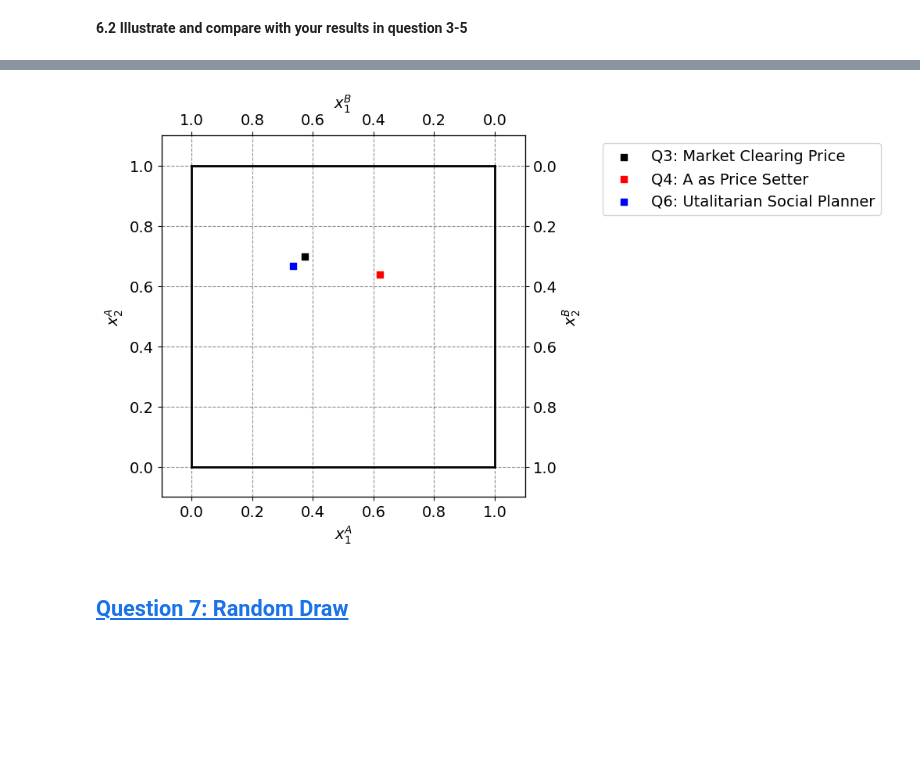
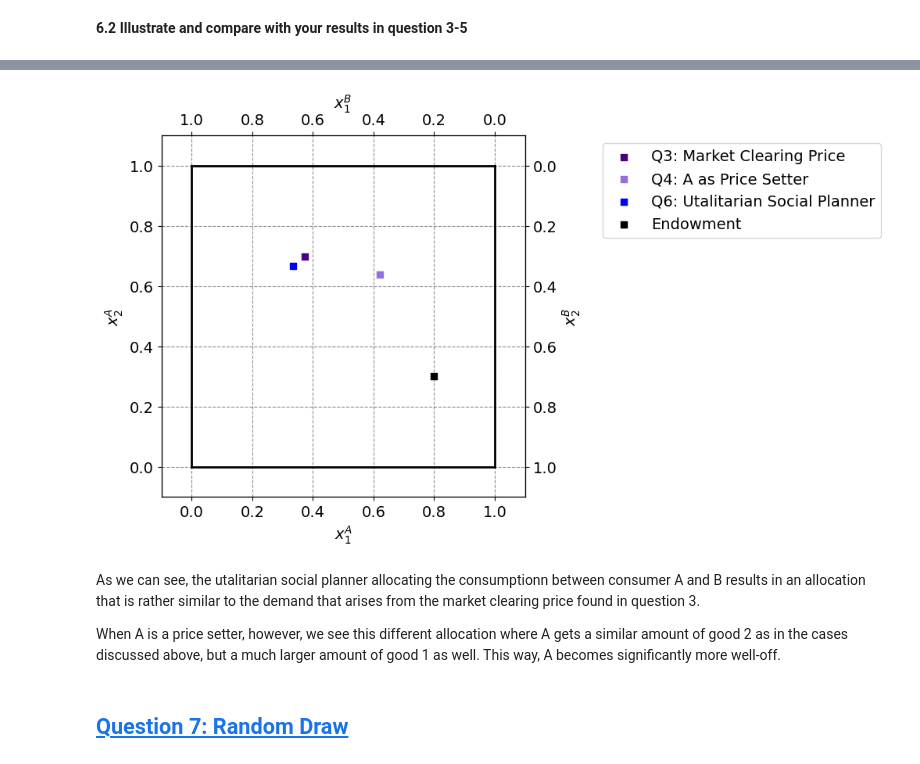
Before and after one commit to NumEconCopenhagen/Projects_2024_Emma-Anna-Oscar, a Jupyter notebook: inauguralproject/inauguralproject.ipynb, the cells around one changed output, grey strips where cells are left out. Saved outputs shown, nothing was run; the diff lists cells and outputs as text; code cells hidden in the pictures; blank space fills up the shorter version.

```diff
--- a/inauguralproject/inauguralproject.ipynb
+++ b/inauguralproject/inauguralproject.ipynb
@@ -327,5 +308,5 @@ plt.show()
 # %%
-# a. defining the bundles from questions 3-5
+# a. define the consumption bundles from question 3, 4, 5 and 6
 x1A_3, x2A_3 = model.demand_A(market_clearing_price)
 x1A_4, x2A_4 = opt_vals[2], opt_vals[3]
 # HER SKAL SKRIVES RESULTATER FRA 5.1
@@ -334,38 +315,43 @@ x1A_6, x2A_6 = optimal_allocation
 
 # b. figure set up
 fig = plt.figure(frameon=False,figsize=(6,6), dpi=100)
 ax_A = fig.add_subplot(1, 1, 1)
 
 ax_A.set_xlabel("$x_1^A$")
 ax_A.set_ylabel("$x_2^A$")
 
 temp = ax_A.twinx()
 temp.set_ylabel("$x_2^B$")
 ax_B = temp.twiny()
 ax_B.set_xlabel("$x_1^B$")
 ax_B.invert_xaxis()
 ax_B.invert_yaxis()
 
-# c. plot the bundles
-ax_A.scatter(x1A_3,x2A_3, marker='s',color='black',label='Q3: Market Clearing Price')
-ax_A.scatter(x1A_4,x2A_4, marker='s',color='red',label='Q4: A as Price Setter')
-#HER SKAL LAVES SCATTEER PÅ PRÆCIS SAMME MÅDE MED RESULTATER FRA 5.1 OG 5.2
+# c. plot the bundles from question 3, 4, 5 and 6
+ax_A.scatter(x1A_3,x2A_3, marker='s',color='indigo',label='Q3: Market Clearing Price')
+ax_A.scatter(x1A_4,x2A_4, marker='s',color='mediumpurple',label='Q4: A as Price Setter')
+#HER SKAL LAVES SCATTEER PÅ PRÆCIS SAMME MÅDE MED RESULTATER FRA 5.1 OG 5.2. Farve skal være 'plum'
 ax_A.scatter(x1A_6,x2A_6, marker='s',color='blue',label='Q6: Utalitarian Social Planner')
+ax_A.scatter(par.w1A, par.w2A ,marker='s',color='black',label='Endowment')
 
 # limits
 ax_A.plot([0,w1bar],[0,0],lw=2,color='black')
 ax_A.plot([0,w1bar],[w2bar,w2bar],lw=2,color='black')
 ax_A.plot([0,0],[0,w2bar],lw=2,color='black')
 ax_A.plot([w1bar,w1bar],[0,w2bar],lw=2,color='black')
 
 ax_A.set_xlim([-0.1, w1bar + 0.1])
 ax_A.set_ylim([-0.1, w2bar + 0.1])
 ax_B.set_xlim([w1bar + 0.1, -0.1])
 ax_B.set_ylim([w2bar + 0.1, -0.1])
 
 ax_A.legend(frameon=True,loc='upper right',bbox_to_anchor=(2.0,1.0));
 # %% [output]
-[figure, old version]
+[figure, new version]
+# %% [markdown]
+As we can see, the utalitarian social planner allocating the consumptionn between consumer A and B results in an allocation that is rather similar to the demand that arises from the market clearing price found in question 3.
+
+When A is a price setter, however, we see this different allocation where A gets a similar amount of good 2 as in the cases discussed above, but a much larger amount of good 1 as well. This way, A becomes significantly more well-off.
 # %% [markdown]
 ## <a id='toc7_'></a>[Question 7: Random Draw](#toc7_)
 # %% [markdown]
```
Also changed, not shown: parts of 9 cells of this notebook, 1 other file.
